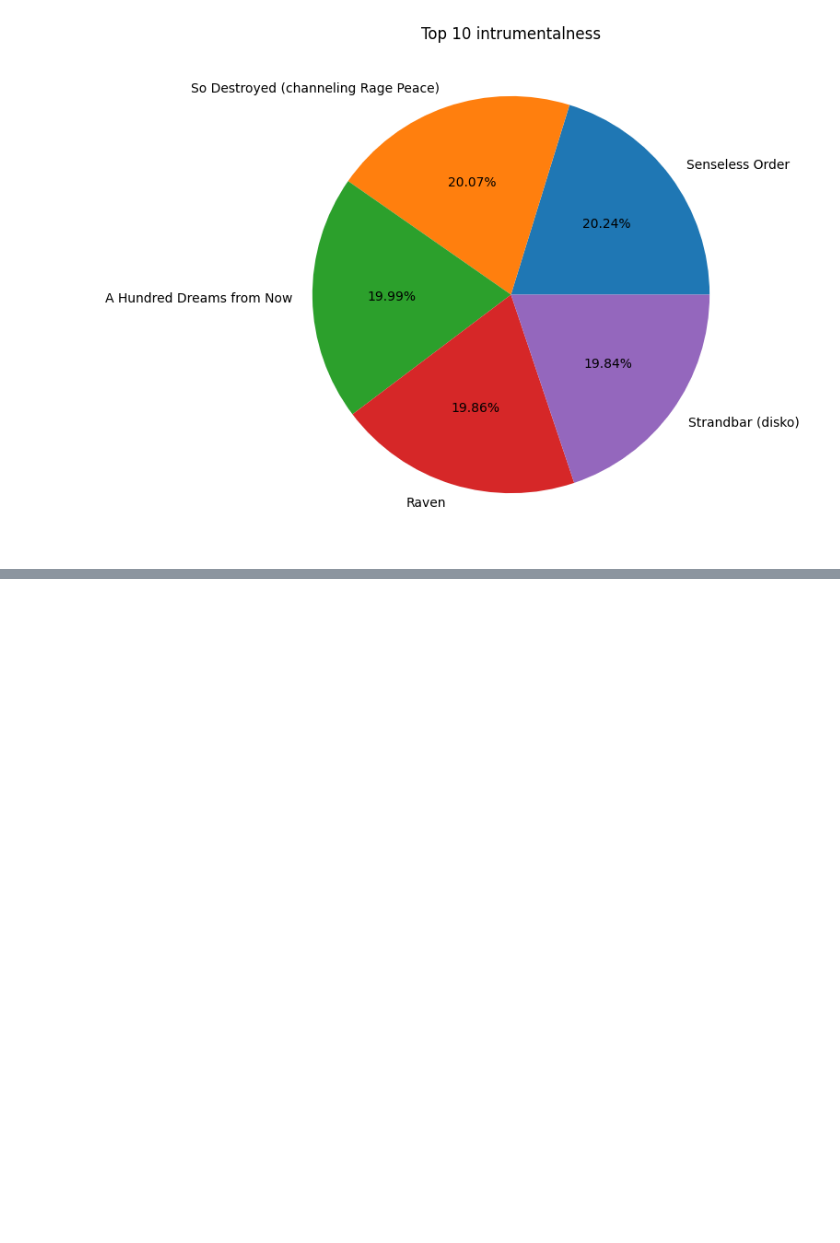
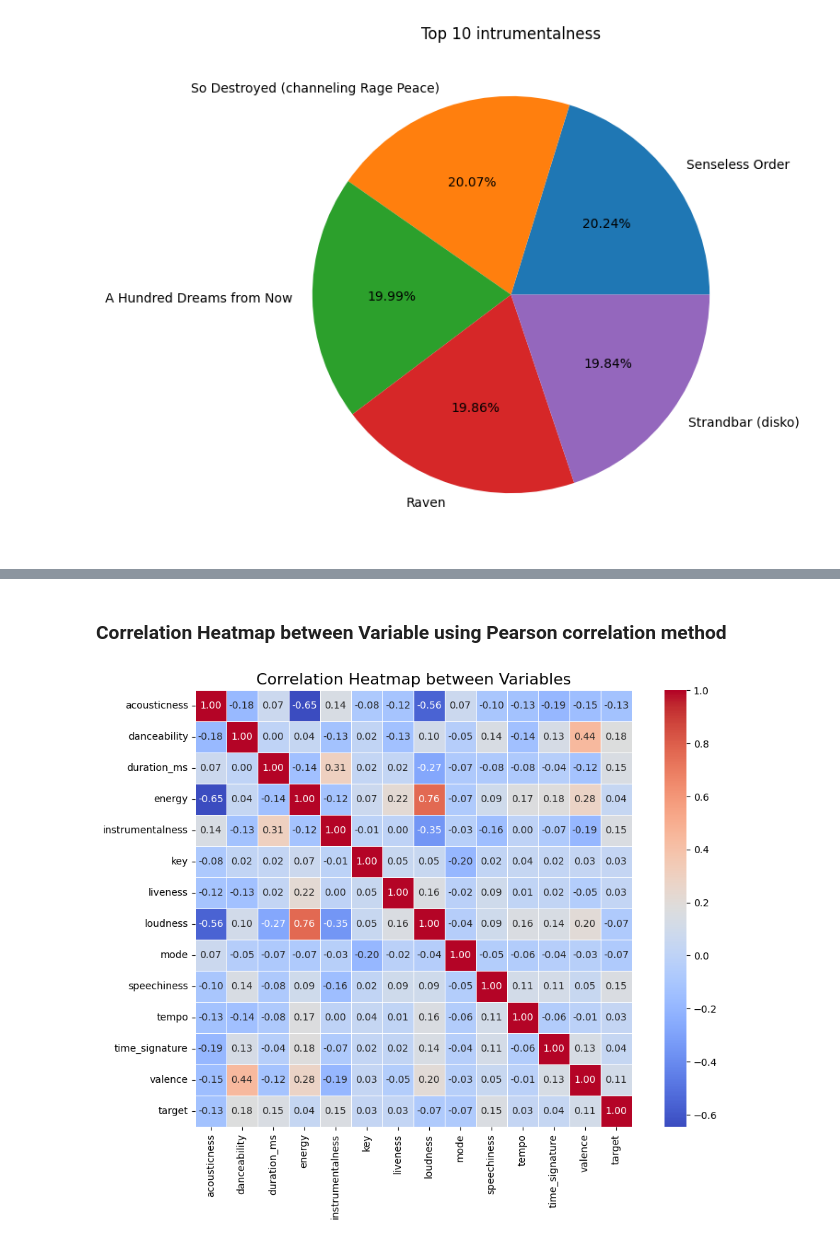
Before and after one commit to Aj1300/Spotify_data_Analysis_using_Pyhton, a Jupyter notebook: spotifyproject.ipynb, the cells around one changed output, grey strips where cells are left out. Cells and saved outputs as stored; diff of their text form; code cells hidden in the pictures; blank space fills up the shorter version.

```diff
--- a/spotifyproject.ipynb
+++ b/spotifyproject.ipynb
@@ -204,0 +179,11 @@ for feature_columns in interest_feature_columns:
+# %% [markdown]
+### Correlation Heatmap between Variable using Pearson correlation method
+# %%
+numeric_df = df.select_dtypes(include=[np.number])
+correlation_matrix = numeric_df.corr(method='pearson')
+plt.figure(figsize=(12, 8))
+sns.heatmap(correlation_matrix, annot=True, fmt=".2f", cmap='coolwarm', square=True, linewidths=.5)
+plt.title('Correlation Heatmap between Variables', fontsize=16)
+plt.show()
+# %% [output]
+[figure, added]
```
Also changed, not shown: parts of 9 cells of this notebook.
